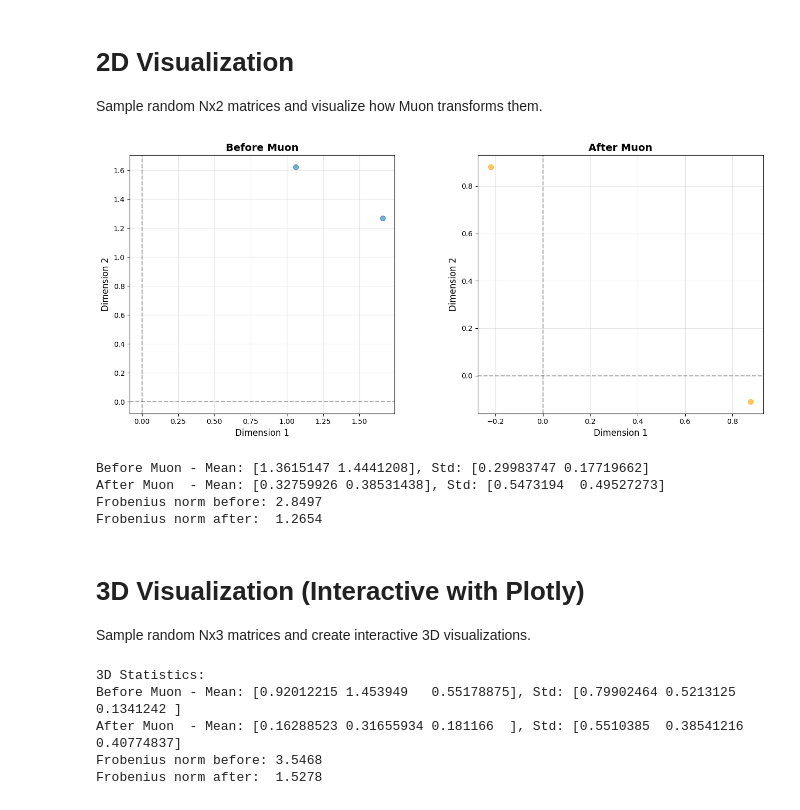
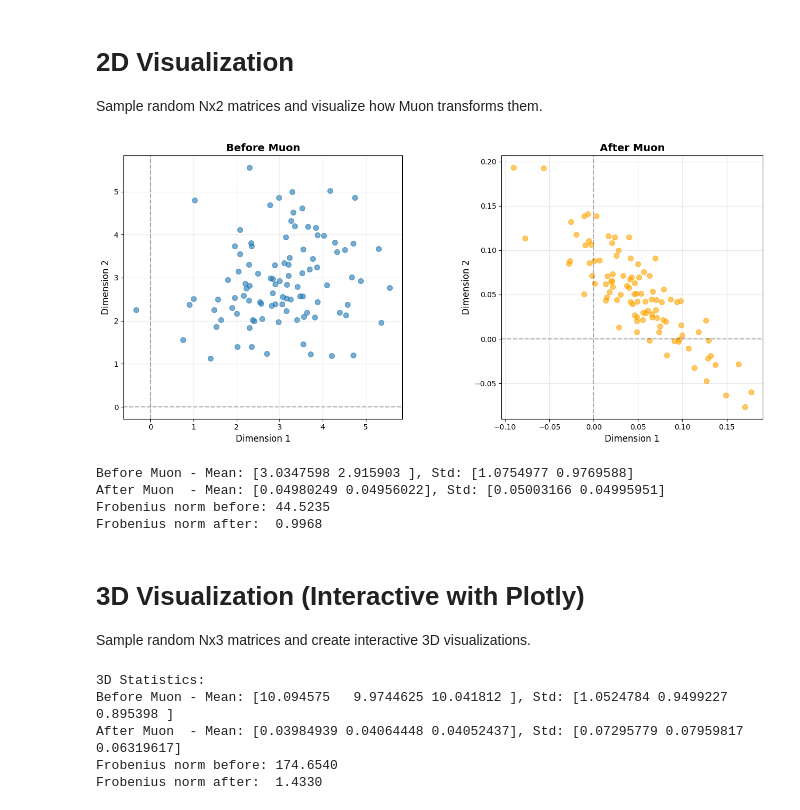
Before and after one commit to ajoudaki/simple-lop, a Jupyter notebook: notebooks/muon_matrix_viz.ipynb, the cells around one changed output. Saved outputs shown, nothing was run; the diff lists cells and outputs as text; code cells hidden in the pictures.

```diff
--- a/notebooks/muon_matrix_viz.ipynb
+++ b/notebooks/muon_matrix_viz.ipynb
@@ -23,7 +23,7 @@ def newtonschulz5(G, steps=5, eps=1e-7):
 
 Sample random Nx2 matrices and visualize how Muon transforms them.
 # %%
-def visualize_2d_transformation(N=50, seed=42):
+def visualize_2d_transformation(pertubation=[0.0, 0.0],N=50, seed=42):
     """
     Visualize how Muon transforms a random Nx2 matrix.
     Each row represents a 2D point.
@@ -36,7 +36,7 @@ def visualize_2d_transformation(N=50, seed=42):
     np.random.seed(seed)
 
     # Sample random Nx2 matrix
-    G = torch.randn(N, 2, dtype=torch.float32) + torch.tensor([1.0, 1.0])
+    G = torch.randn(N, 2, dtype=torch.float32) + torch.tensor(pertubation)
 
     # Apply Muon
     G_muon = newtonschulz5(G)
@@ -52,45 +52,45 @@ def visualize_2d_transformation(N=50, seed=42):
     axes[0].scatter(G_np[:, 0], G_np[:, 1], alpha=0.6, s=50)
     axes[0].set_title('Before Muon', fontsize=14, fontweight='bold')
     axes[0].set_xlabel('Dimension 1', fontsize=12)
     axes[0].set_ylabel('Dimension 2', fontsize=12)
     axes[0].grid(True, alpha=0.3)
     axes[0].axhline(y=0, color='k', linestyle='--', alpha=0.3)
     axes[0].axvline(x=0, color='k', linestyle='--', alpha=0.3)
     axes[0].set_aspect('equal')
 
     # After
     axes[1].scatter(G_muon_np[:, 0], G_muon_np[:, 1], alpha=0.6, s=50, color='orange')
     axes[1].set_title('After Muon', fontsize=14, fontweight='bold')
     axes[1].set_xlabel('Dimension 1', fontsize=12)
     axes[1].set_ylabel('Dimension 2', fontsize=12)
     axes[1].grid(True, alpha=0.3)
     axes[1].axhline(y=0, color='k', linestyle='--', alpha=0.3)
     axes[1].axvline(x=0, color='k', linestyle='--', alpha=0.3)
     axes[1].set_aspect('equal')
 
     plt.tight_layout()
     plt.show()
 
     # Print statistics
     print(f"Before Muon - Mean: {G_np.mean(axis=0)}, Std: {G_np.std(axis=0)}")
     print(f"After Muon  - Mean: {G_muon_np.mean(axis=0)}, Std: {G_muon_np.std(axis=0)}")
     print(f"Frobenius norm before: {np.linalg.norm(G_np):.4f}")
     print(f"Frobenius norm after:  {np.linalg.norm(G_muon_np):.4f}")
 
 # Run visualization
-visualize_2d_transformation(N=2, seed=1)
+visualize_2d_transformation(pertubation=[3.0, 3.0], N=100, seed=1)
 # %% [output]
-[figure, old version]
+[figure, new version]
-Before Muon - Mean: [1.3615147 1.4441208], Std: [0.29983747 0.17719662]
-After Muon  - Mean: [0.32759926 0.38531438], Std: [0.5473194  0.49527273]
-Frobenius norm before: 2.8497
-Frobenius norm after:  1.2654
+Before Muon - Mean: [3.0347598 2.915903 ], Std: [1.0754977 0.9769588]
+After Muon  - Mean: [0.04980249 0.04956022], Std: [0.05003166 0.04995951]
+Frobenius norm before: 44.5235
+Frobenius norm after:  0.9968
 # %% [markdown]
 # 3D Visualization (Interactive with Plotly)
 
 Sample random Nx3 matrices and create interactive 3D visualizations.
 # %%
-def visualize_3d_transformation(N=100, seed=42):
+def visualize_3d_transformation(pertubation=[0.0, 0.0, 0.0], sigmas=[1.0, 1.0, 1.0], N=100, seed=42):
     """
     Create interactive 3D visualization of Muon transformation using Plotly.
     Each row represents a 3D point.
@@ -103,7 +103,7 @@ def visualize_3d_transformation(N=100, seed=42):
     np.random.seed(seed)
 
     # Sample random Nx3 matrix
-    G = torch.randn(N, 3, dtype=torch.float32) + torch.tensor([1.0, 1.0, 1.0])
+    G = torch.randn(N, 3, dtype=torch.float32) * torch.tensor(sigmas) + torch.tensor(pertubation)
 
     # Apply Muon
     G_muon = newtonschulz5(G)
@@ -173,10 +173,10 @@ def visualize_3d_transformation(N=100, seed=42):
     print(f"Frobenius norm after:  {np.linalg.norm(G_muon_np):.4f}")
 
 # Run 3D visualization
-visualize_3d_transformation(N=3, seed=2)
+visualize_3d_transformation(pertubation=[10.0, 10.0, 10.0], sigmas=[1.0, 1.0, 1.0], N=100, seed=2)
 # %% [output]
 3D Statistics:
-Before Muon - Mean: [0.92012215 1.453949   0.55178875], Std: [0.79902464 0.5213125  0.1341242 ]
-After Muon  - Mean: [0.16288523 0.31655934 0.181166  ], Std: [0.5510385  0.38541216 0.40774837]
-Frobenius norm before: 3.5468
-Frobenius norm after:  1.5278
+Before Muon - Mean: [10.094575   9.9744625 10.041812 ], Std: [1.0524784 0.9499227 0.895398 ]
+After Muon  - Mean: [0.03984939 0.04064448 0.04052437], Std: [0.07295779 0.07959817 0.06319617]
+Frobenius norm before: 174.6540
+Frobenius norm after:  1.4330
```
Also changed, not shown: 2 other files.
